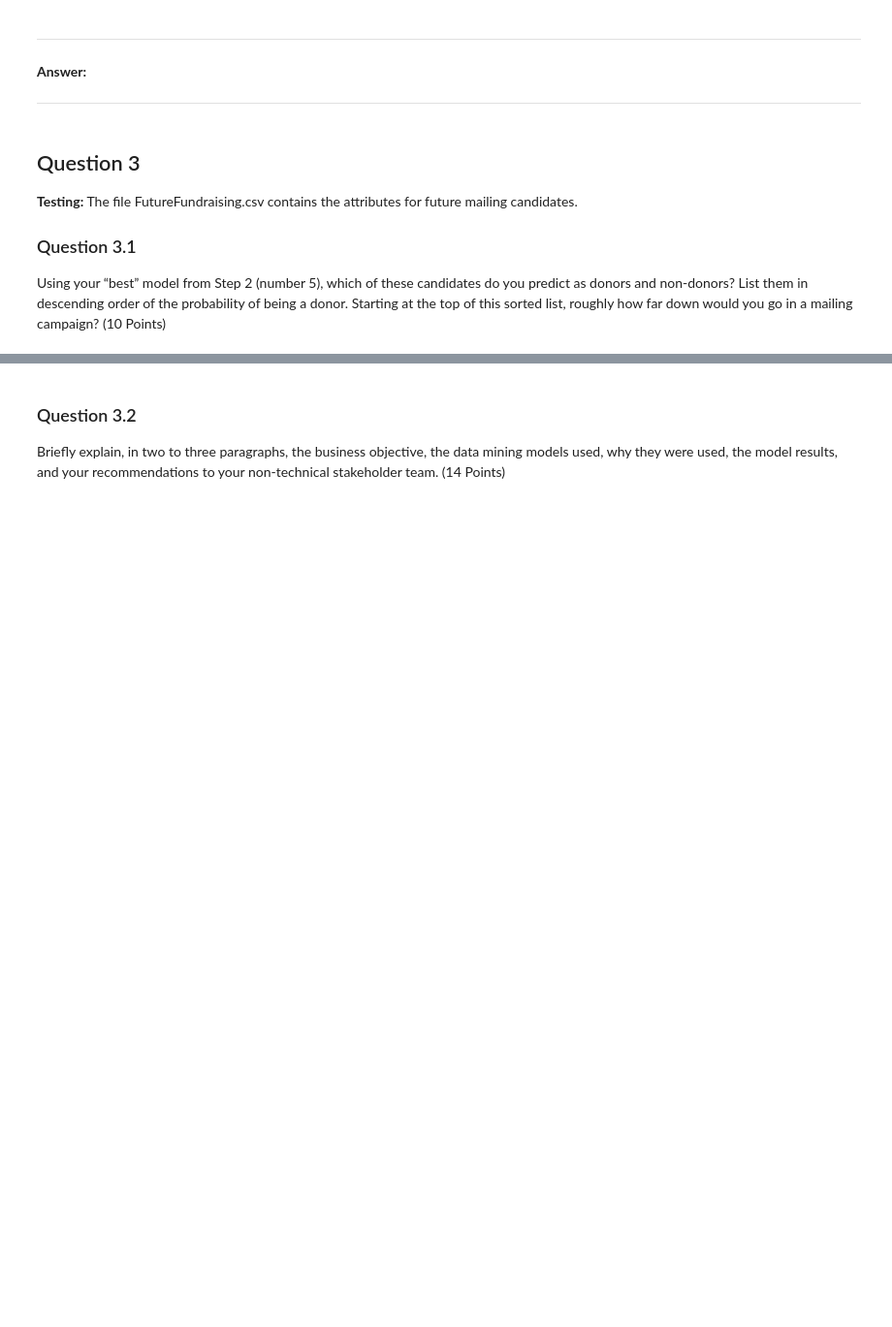
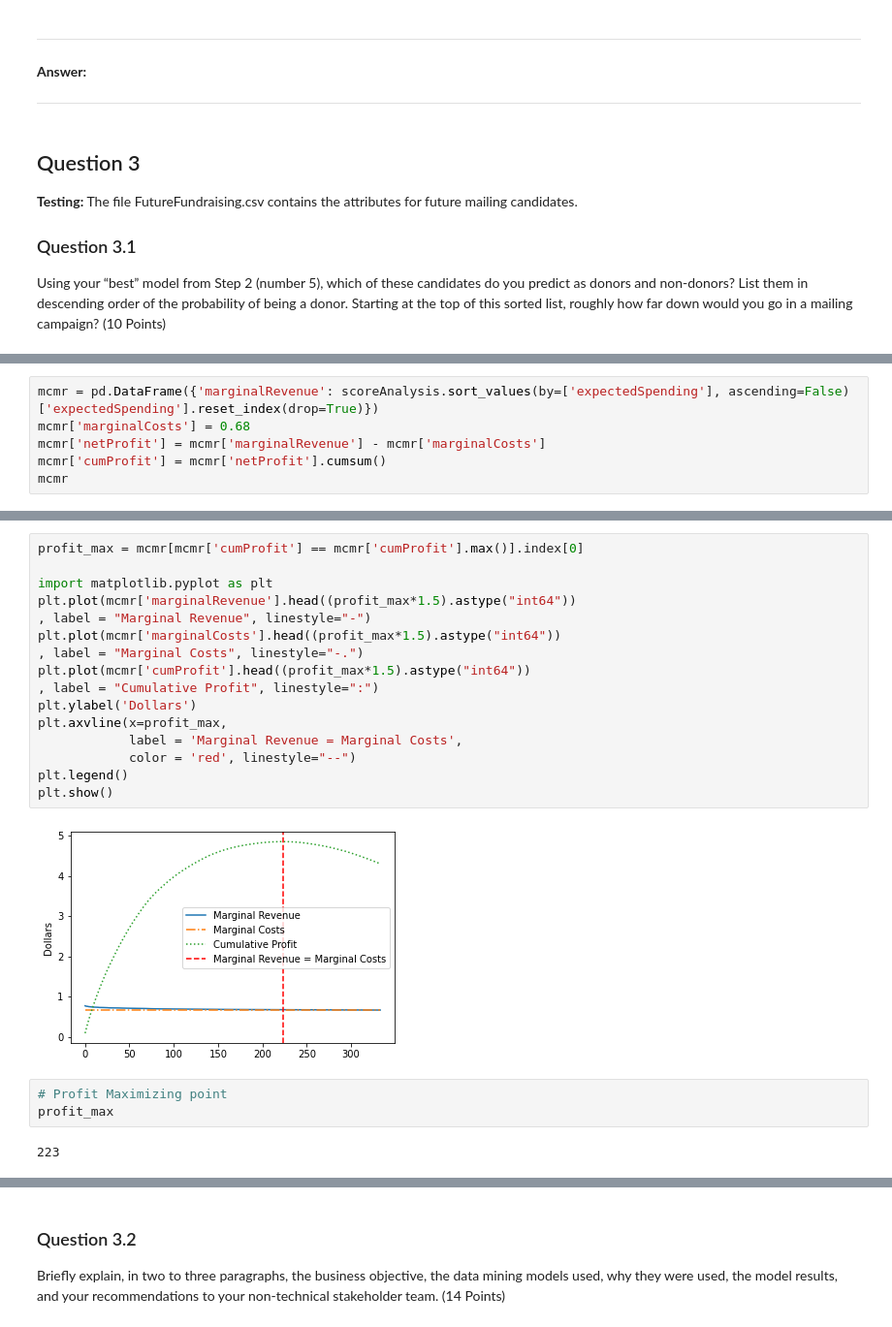
Before and after one commit to zachfreitas/ADS_505_Applied_Data_Sci_for_Business-, a Jupyter notebook: Module_4/Assignment_4/Assignment_4.ipynb, the cells around one changed output, grey strips where cells are left out. Shown: that part at 97% size. Saved outputs shown, nothing was run; the diff lists cells and outputs as text; blank space fills up the shorter version.

```diff
--- a/Module_4/Assignment_4/Assignment_4.ipynb
+++ b/Module_4/Assignment_4/Assignment_4.ipynb
@@ -177,0 +343,6 @@ Using your “best” model from Step 2 (number 5), which of these candidates do
+# %%
+mcmr = pd.DataFrame({'marginalRevenue': scoreAnalysis.sort_values(by=['expectedSpending'], ascending=False)['expectedSpending'].reset_index(drop=True)})
+mcmr['marginalCosts'] = 0.68
+mcmr['netProfit'] = mcmr['marginalRevenue'] - mcmr['marginalCosts']
+mcmr['cumProfit'] = mcmr['netProfit'].cumsum()
+mcmr
@@ -177,0 +363,23 @@ Using your “best” model from Step 2 (number 5), which of these candidates do
+# %%
+profit_max = mcmr[mcmr['cumProfit'] == mcmr['cumProfit'].max()].index[0]
+
+import matplotlib.pyplot as plt
+plt.plot(mcmr['marginalRevenue'].head((profit_max*1.5).astype("int64"))
+, label = "Marginal Revenue", linestyle="-")
+plt.plot(mcmr['marginalCosts'].head((profit_max*1.5).astype("int64"))
+, label = "Marginal Costs", linestyle="-.")
+plt.plot(mcmr['cumProfit'].head((profit_max*1.5).astype("int64"))
+, label = "Cumulative Profit", linestyle=":")
+plt.ylabel('Dollars')
+plt.axvline(x=profit_max,
+            label = 'Marginal Revenue = Marginal Costs',
+            color = 'red', linestyle="--")
+plt.legend()
+plt.show()
+# %% [output]
+[figure, added]
+# %%
+# Profit Maximizing point
+profit_max
+# %% [output]
+223
```
Also changed, not shown: parts of 66 cells of this notebook.
